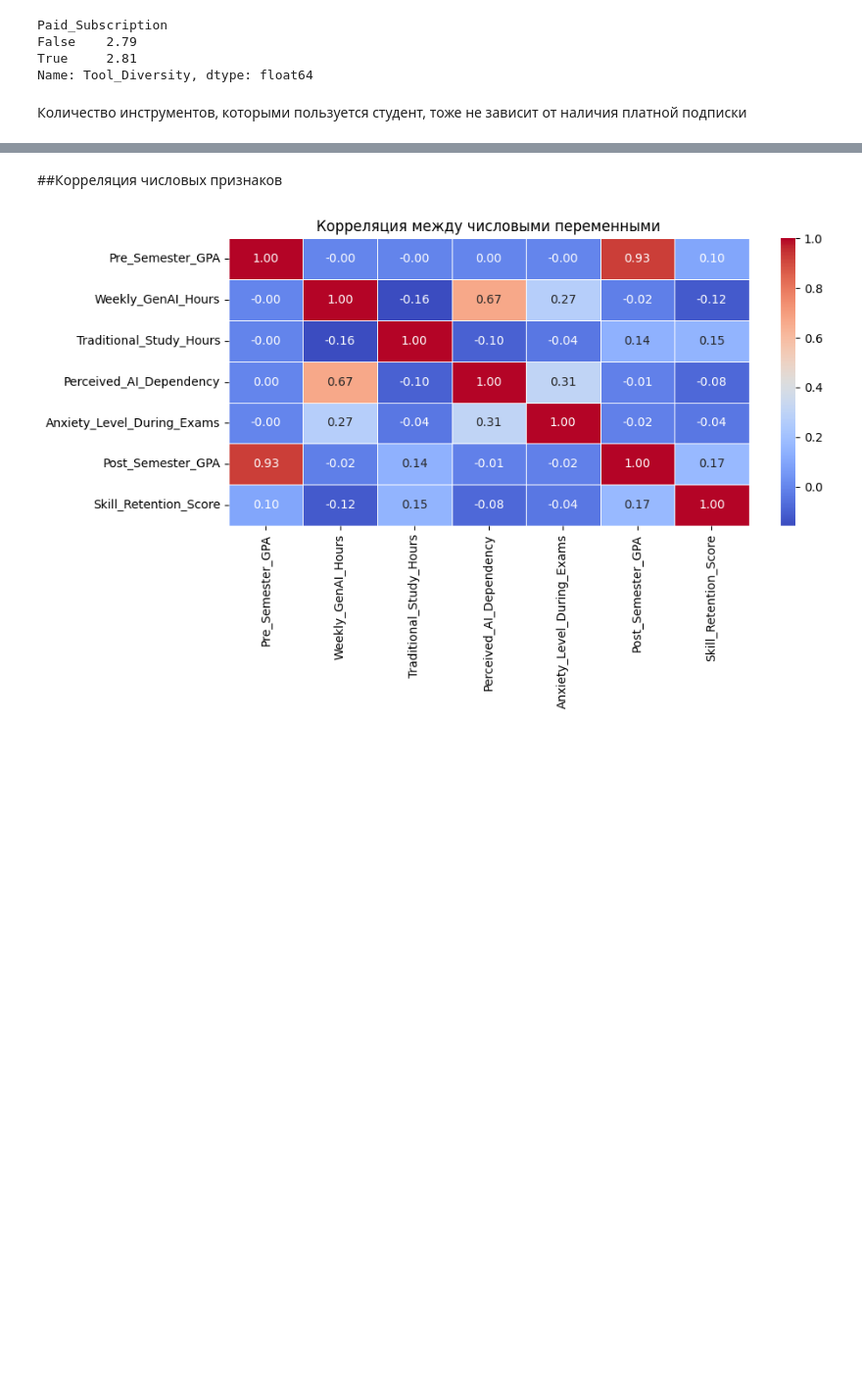
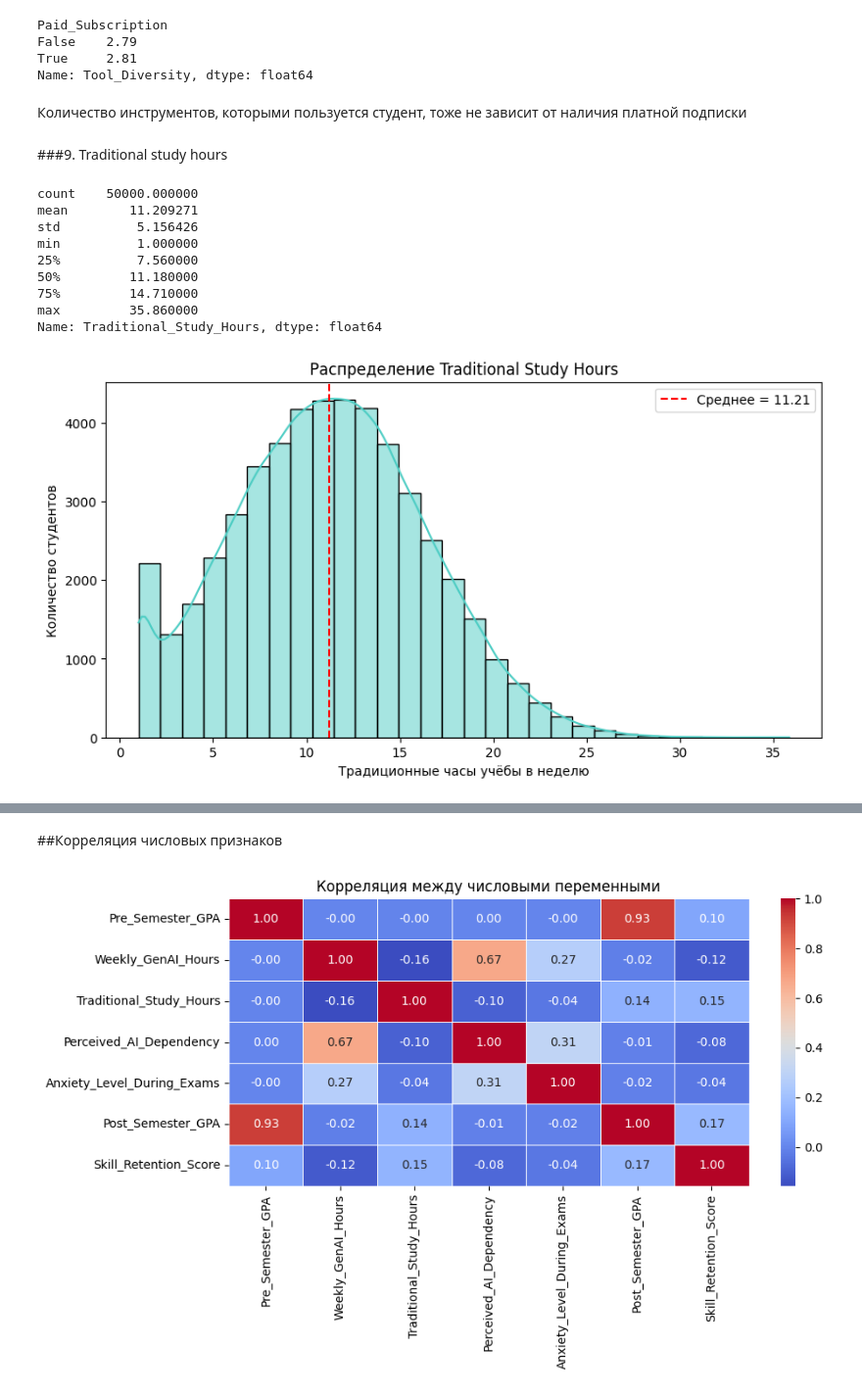
Before and after one commit to AnastasiaDolotova/ai-student-impact, a Jupyter notebook: ai_student_impact.ipynb, the cells around one changed output, grey strips where cells are left out. Shown at 98% size. Saved outputs shown, nothing was run; the diff lists cells and outputs as text; code cells hidden in the pictures; blank space fills up the shorter version.

Commit message:
Add Traditional_Study_Hours to EDA

```diff
--- a/ai_student_impact.ipynb
+++ b/ai_student_impact.ipynb
@@ -644,3 +644,28 @@ True     2.81
 Name: Tool_Diversity, dtype: float64
 # %% [markdown]
 Количество инструментов, которыми пользуется студент, тоже не зависит от наличия платной подписки
+# %% [markdown]
+###9. Traditional study hours
+# %%
+print(df['Traditional_Study_Hours'].describe())
+
+plt.figure(figsize=(10, 5))
+sns.histplot(df['Traditional_Study_Hours'], bins=30, kde=True, color='#4ECDC4')
+plt.axvline(df['Traditional_Study_Hours'].mean(), color='red', linestyle='--',
+            label=f"Среднее = {df['Traditional_Study_Hours'].mean():.2f}")
+plt.xlabel('Традиционные часы учёбы в неделю')
+plt.ylabel('Количество студентов')
+plt.title('Распределение Traditional Study Hours')
+plt.legend()
+plt.show()
+# %% [output]
+count    50000.000000
+mean        11.209271
+std          5.156426
+min          1.000000
+25%          7.560000
+50%         11.180000
+75%         14.710000
+max         35.860000
+Name: Traditional_Study_Hours, dtype: float64
+[figure, added]
```
Also changed, not shown: parts of 8 cells of this notebook.
